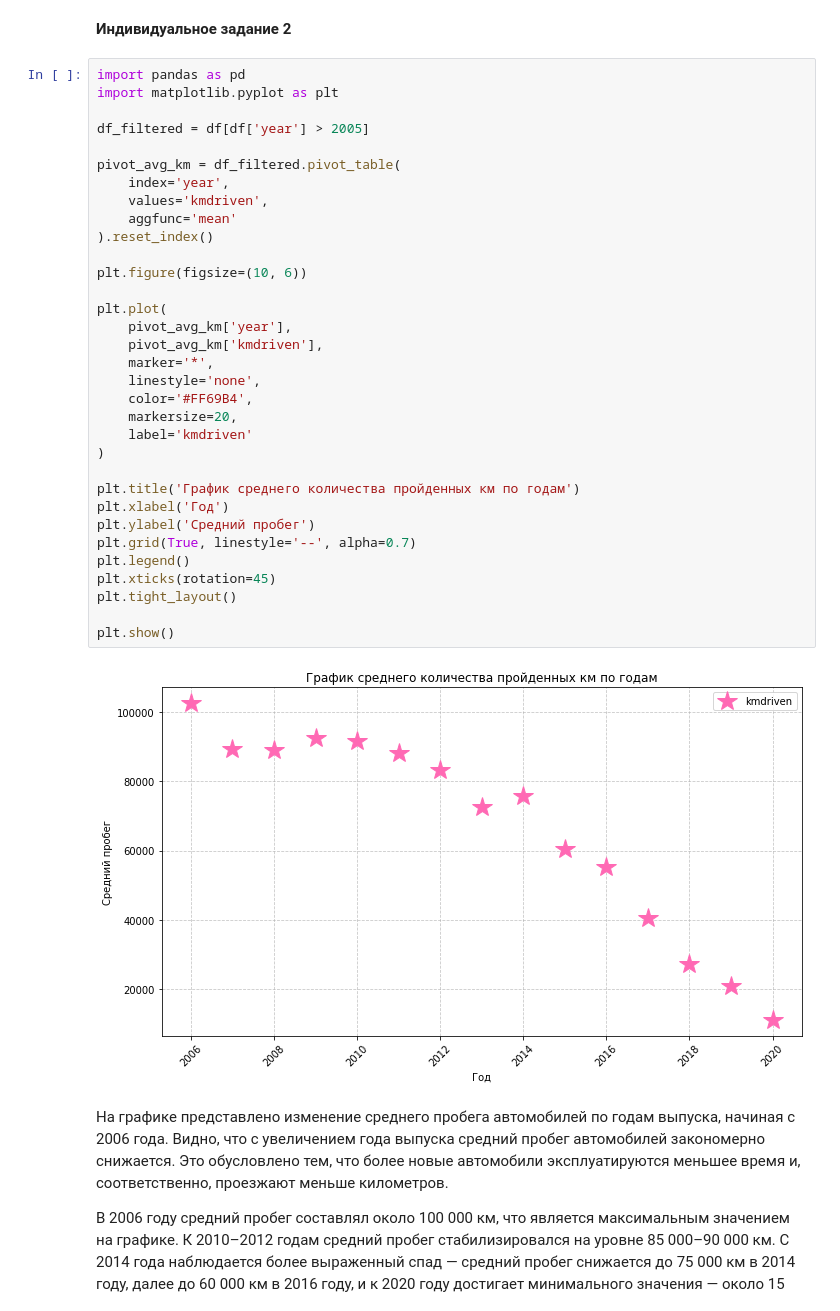
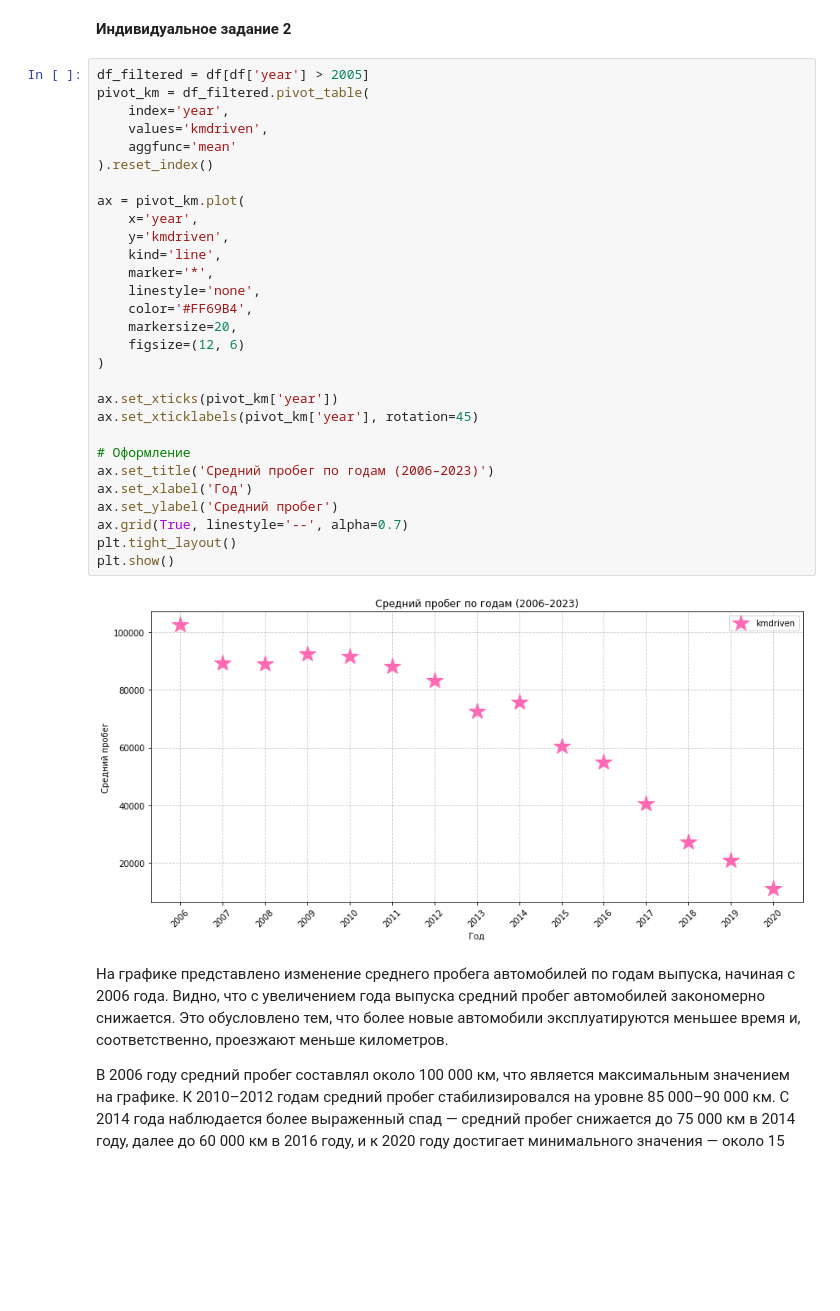
Before and after one commit to Artem12Reshetnikov/Data_Analytics, a Jupyter notebook: ЛР2_Решетников_Вариант_4.ipynb, the cells around one changed output. Saved outputs shown, nothing was run; the diff lists cells and outputs as text; blank space fills up the shorter version.

```diff
--- a/ЛР2_Решетников_Вариант_4.ipynb
+++ b/ЛР2_Решетников_Вариант_4.ipynb
@@ -254,40 +303,36 @@ plt.show()
 # %% [markdown]
 **Индивидуальное задание 2**
 # %%
-import pandas as pd
-import matplotlib.pyplot as plt
-
 df_filtered = df[df['year'] > 2005]
-
-pivot_avg_km = df_filtered.pivot_table(
+pivot_km = df_filtered.pivot_table(
     index='year',
     values='kmdriven',
     aggfunc='mean'
 ).reset_index()
 
-plt.figure(figsize=(10, 6))
-
-plt.plot(
-    pivot_avg_km['year'],
-    pivot_avg_km['kmdriven'],
+ax = pivot_km.plot(
+    x='year',
+    y='kmdriven',
+    kind='line',
     marker='*',
     linestyle='none',
     color='#FF69B4',
     markersize=20,
-    label='kmdriven'
+    figsize=(12, 6)
 )
 
-plt.title('График среднего количества пройденных км по годам')
-plt.xlabel('Год')
-plt.ylabel('Средний пробег')
-plt.grid(True, linestyle='--', alpha=0.7)
-plt.legend()
-plt.xticks(rotation=45)
+ax.set_xticks(pivot_km['year'])
+ax.set_xticklabels(pivot_km['year'], rotation=45)
+
+# Оформление
+ax.set_title('Средний пробег по годам (2006–2023)')
+ax.set_xlabel('Год')
+ax.set_ylabel('Средний пробег')
+ax.grid(True, linestyle='--', alpha=0.7)
 plt.tight_layout()
-
 plt.show()
 # %% [output]
-[figure, old version]
+[figure, new version]
 # %% [markdown]
 На графике представлено изменение среднего пробега автомобилей по годам выпуска, начиная с 2006 года. Видно, что с увеличением года выпуска средний пробег автомобилей закономерно снижается. Это обусловлено тем, что более новые автомобили эксплуатируются меньшее время и, соответственно, проезжают меньше километров.
 
```
Also changed, not shown: parts of 3 cells of this notebook.
